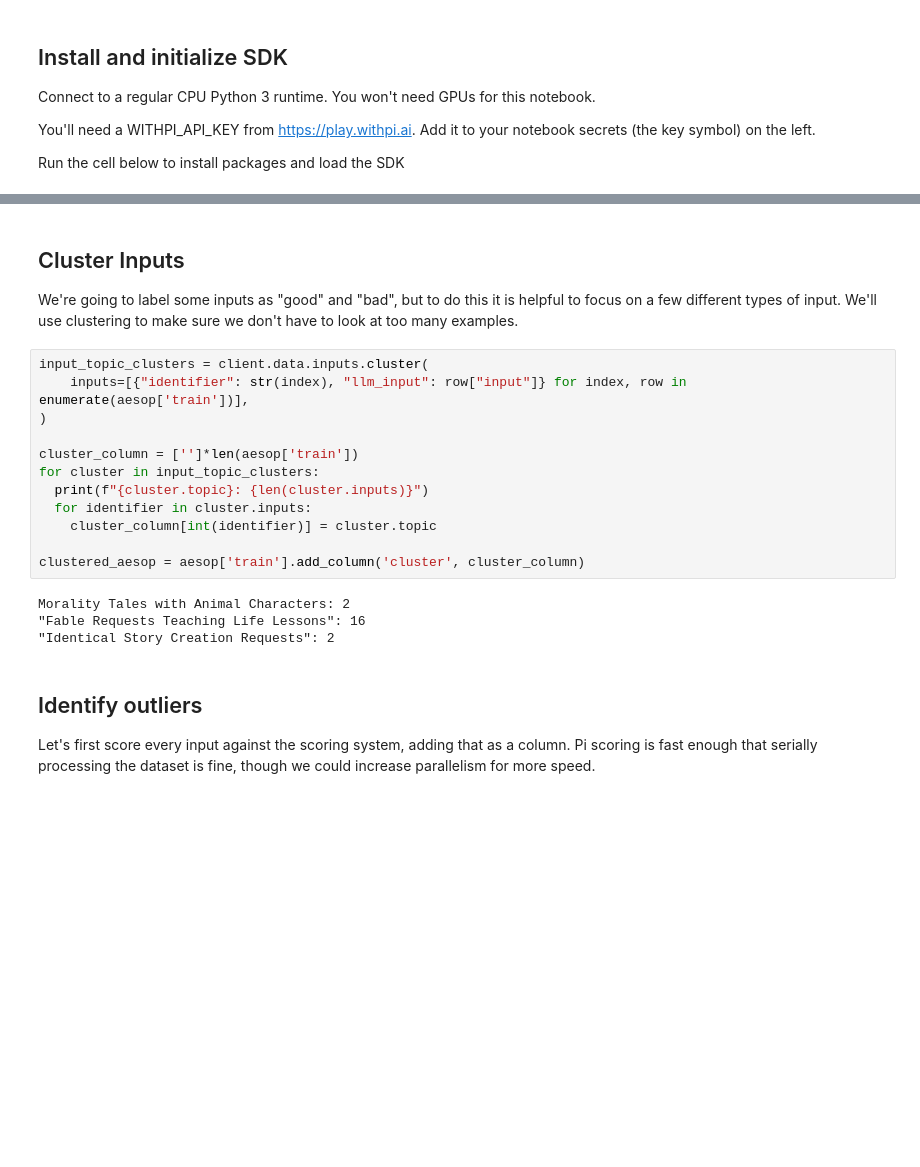
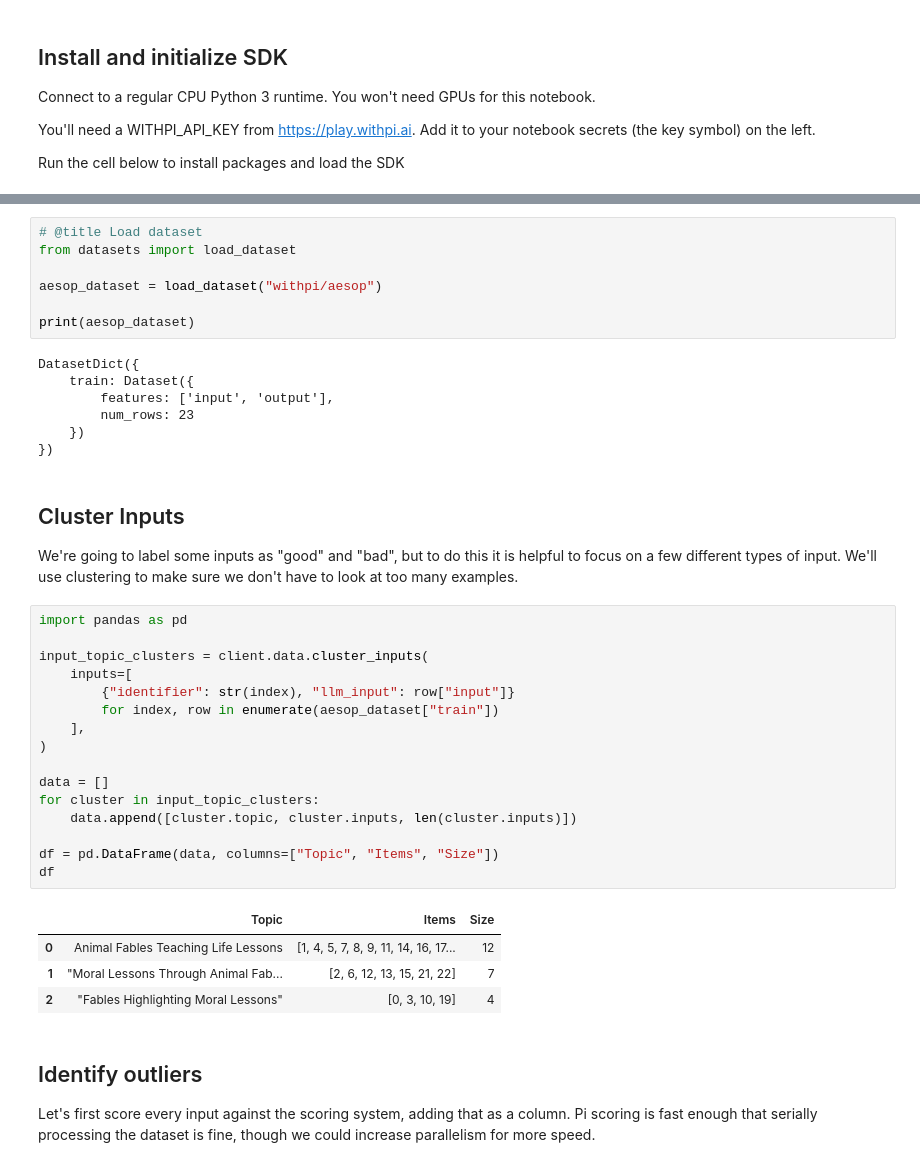
Before and after one commit to withpi/cookbook-withpi, a Jupyter notebook: colabs/Calibrate_with_User_Preferences.ipynb, the cells around one changed output, grey strips where cells are left out. Saved outputs shown, nothing was run; the diff lists cells and outputs as text; blank space fills up the shorter version.

Commit message:
Update the calibrate colab with the withpi-utils package.

```diff
--- a/colabs/Calibrate_with_User_Preferences.ipynb
+++ b/colabs/Calibrate_with_User_Preferences.ipynb
@@ -204,23 +65,42 @@ DatasetDict({
+# %%
+# @title Load dataset
+from datasets import load_dataset
+
+aesop_dataset = load_dataset("withpi/aesop")
+
+print(aesop_dataset)
+# %% [output]
+DatasetDict({
+    train: Dataset({
+        features: ['input', 'output'],
+        num_rows: 23
+    })
+})
 # %% [markdown]
 ## Cluster Inputs
 
 We're going to label some inputs as "good" and "bad", but to do this it is helpful to focus on a few different types of input.  We'll use clustering to make sure we don't have to look at too many examples.
 # %%
-input_topic_clusters = client.data.inputs.cluster(
-    inputs=[{"identifier": str(index), "llm_input": row["input"]} for index, row in enumerate(aesop['train'])],
+import pandas as pd
+
+input_topic_clusters = client.data.cluster_inputs(
+    inputs=[
+        {"identifier": str(index), "llm_input": row["input"]}
+        for index, row in enumerate(aesop_dataset["train"])
+    ],
 )
 
-cluster_column = ['']*len(aesop['train'])
+data = []
 for cluster in input_topic_clusters:
-  print(f"{cluster.topic}: {len(cluster.inputs)}")
-  for identifier in cluster.inputs:
-    cluster_column[int(identifier)] = cluster.topic
+    data.append([cluster.topic, cluster.inputs, len(cluster.inputs)])
 
-clustered_aesop = aesop['train'].add_column('cluster', cluster_column)
+df = pd.DataFrame(data, columns=["Topic", "Items", "Size"])
+df
 # %% [output]
-Morality Tales with Animal Characters: 2
-"Fable Requests Teaching Life Lessons": 16
-"Identical Story Creation Requests": 2
+|  | Topic | Items | Size |
+| 0 | Animal Fables Teaching Life Lessons | [1, 4, 5, 7, 8, 9, 11, 14, 16, 17... | 12 |
+| 1 | "Moral Lessons Through Animal Fab... | [2, 6, 12, 13, 15, 21, 22] | 7 |
+| 2 | "Fables Highlighting Moral Lessons" | [0, 3, 10, 19] | 4 |
 # %% [markdown]
 ## Identify outliers
 
```
Also changed, not shown: parts of 6 cells of this notebook.
